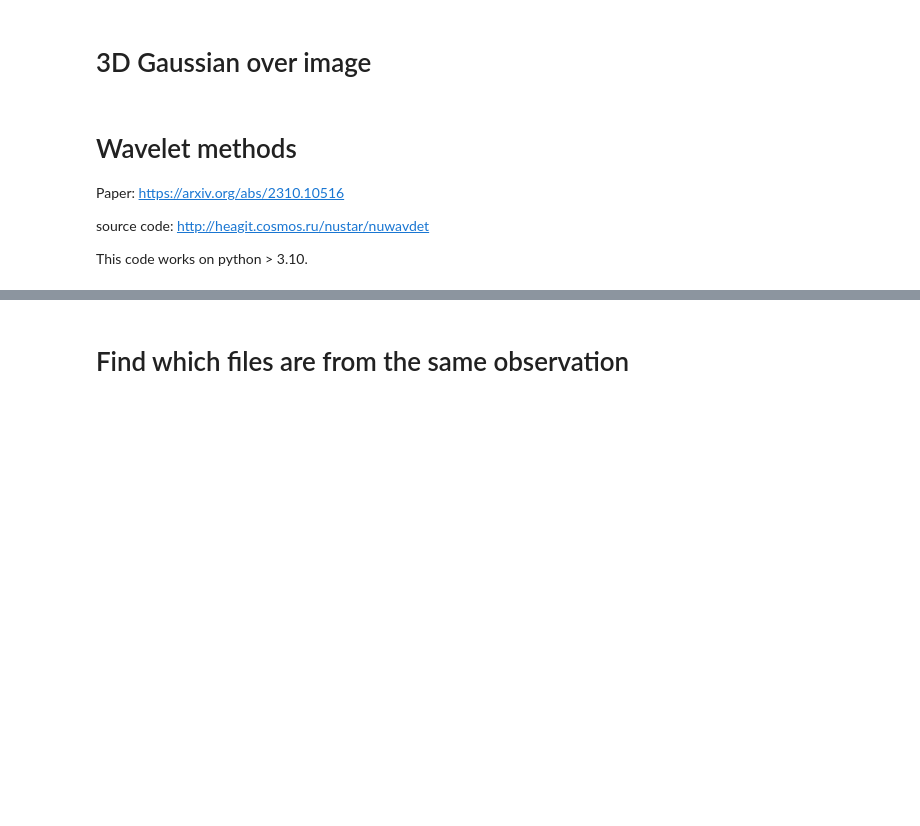
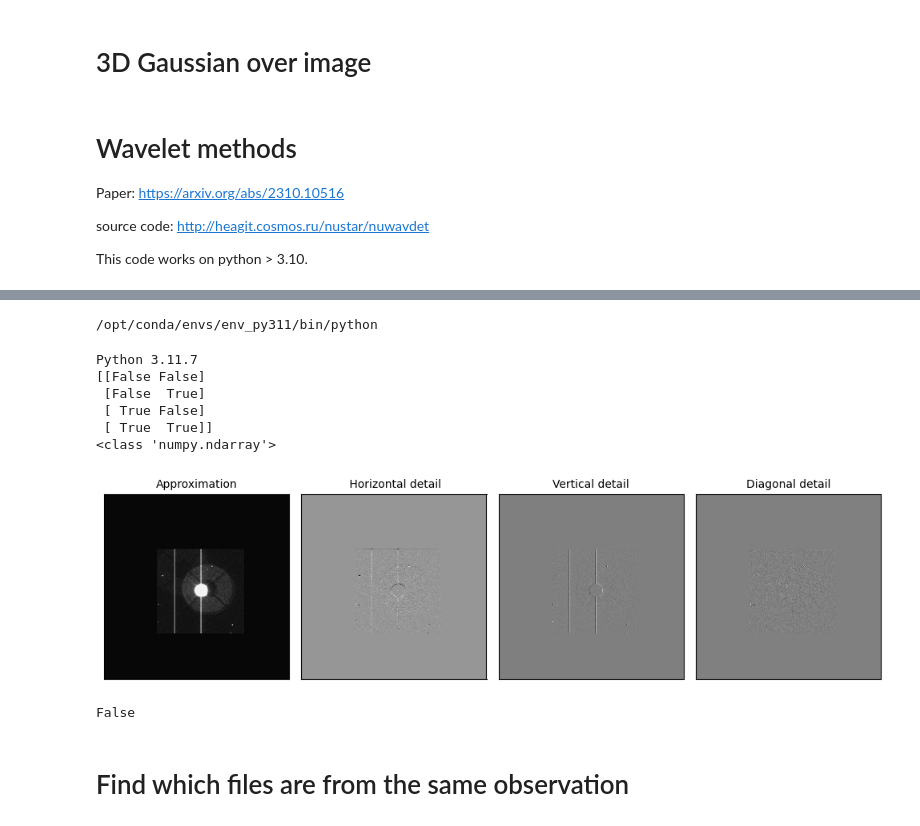
Before and after one commit to ESA-Datalabs/XAMI-model, a Jupyter notebook: _01_data_preprocess.ipynb, the cells around one changed output, grey strips where cells are left out. Saved outputs shown, nothing was run; the diff lists cells and outputs as text; code cells hidden in the pictures; blank space fills up the shorter version.

```diff
--- a/_01_data_preprocess.ipynb
+++ b/_01_data_preprocess.ipynb
@@ -437,7 +475,18 @@ This code works on python > 3.10.
+# %%
+import sys
+print(sys.executable)
+# %% [output]
+/opt/conda/envs/env_py311/bin/python
 # %%
 !python3 --version
 
-# It might show an older version, but still python > 3.10 is active  for the code
+import sys
+import PIL
+from PIL import Image
+
+sys.path.append('/workspace/raid/OM_DeepLearning/XMM_OM_code_git/nuwavdet/')
+import nuwavdet
+
 os.readlink('/proc/%d/exe' % os.getppid())
 from nuwavdet import nuwavdet as nw
 print(nw.binary_array(2))
@@ -445,8 +494,9 @@ print(nw.binary_array(2))
 import pywt
 import pywt.data
 
+original_filename = "/workspace/raid/OM_DeepLearning/XMM_OM_dataset/scaled_raw_512/S0740140401_M.png"
 # Load image
-original = plt.imread("/workspace/raid/OM_DeepLearning/XMM_OM_dataset/scaled_raw/S0111160201_V.png")
+original = plt.imread(original_filename)
 print(type(original))
 
 # Wavelet transform of image, and plot approximation and details
@@ -547,7 +597,7 @@ def fill_poisson(array_input, size_input=15):
         size += size_input
         size += (1 - size % 2)
     return output
-poisson_ = fill_poisson(original_image)
+poisson_ = fill_poisson(original)
 
 # norm_poisson = data_norm(poisson_[poisson_>=0])
 # plt.imshow(poisson_, cmap="gray", norm=norm_poisson)
@@ -559,7 +609,7 @@ poisson_ = fill_poisson(original_image)
 import numpy as np
 import cv2
 from scipy.signal import convolve
-img = cv2.imread("/workspace/raid/OM_DeepLearning/XMM_OM_dataset/scaled_raw/S0111160201_V.png")
+img = cv2.imread(original_filename)
 gray = cv2.cvtColor(img, cv2.COLOR_BGR2GRAY)
 
 # Define the wavelet filter
@@ -571,36 +621,45 @@ wavelet_filter = np.array([[1, 4, 6, 4, 1],
 
 # Compute the wavelet coefficients at each scale
 wavelet_coefficients = []
 for i in range(3):
     wavelet_coefficients.append(convolve(gray, wavelet_filter, mode='same'))
 
 # Upsample the wavelet coefficients at each scale
 upsampled_wavelet_coefficients = []
 for i in range(3):
     upsampled_wavelet_coefficients.append(cv2.resize(wavelet_coefficients[i], (img.shape[1], img.shape[0])))
 
 # Reconstruct the image at each scale
 reconstructed_images = []
 for i in range(3):
     reconstructed_image = gray + upsampled_wavelet_coefficients[i]
     reconstructed_images.append(reconstructed_image)
 final_image1 = np.zeros_like(img)
 final_image2 = np.zeros_like(img)
 final_image3 = np.zeros_like(img)
 
 final_image = cv2.cvtColor(gray, cv2.COLOR_GRAY2BGR)
 
 
 for x in range(final_image.shape[0]):
     for y in range(final_image.shape[1]):
         for z in range(final_image.shape[2]):
             final_image1[x][y][z] = final_image1[x][y][z] + reconstructed_images[0][x][y] # Idk if this is really OK
             final_image2[x][y][z] = final_image2[x][y][z] + reconstructed_images[1][x][y] # Idk if this is really OK
             final_image3[x][y][z] = final_image3[x][y][z] + reconstructed_images[2][x][y] # Idk if this is really OK
 
-cv2.imwrite("/workspace/raid/OM_DeepLearning/XMM_OM_code/atrous_wavelet_dec1.png", final_image1)
-cv2.imwrite("/workspace/raid/OM_DeepLearning/XMM_OM_code/atrous_wavelet_dec2.png", final_image2)
-cv2.imwrite("/workspace/raid/OM_DeepLearning/XMM_OM_code/atrous_wavelet_dec3.png", final_image3)
+# cv2.imwrite("/workspace/raid/OM_DeepLearning/XMM_OM_code/atrous_wavelet_dec1.png", final_image1)
+# cv2.imwrite("/workspace/raid/OM_DeepLearning/XMM_OM_code/atrous_wavelet_dec2.png", final_image2)
+# cv2.imwrite("/workspace/raid/OM_DeepLearning/XMM_OM_code/atrous_wavelet_dec3.png", final_image3)
+# %% [output]
+Python 3.11.7
+[[False False]
+ [False  True]
+ [ True False]
+ [ True  True]]
+<class 'numpy.ndarray'>
+[figure, added]
+False
 # %% [markdown]
 # Find which files are from the same observation
 # %%
```
Also changed, not shown: parts of 9 cells of this notebook.
